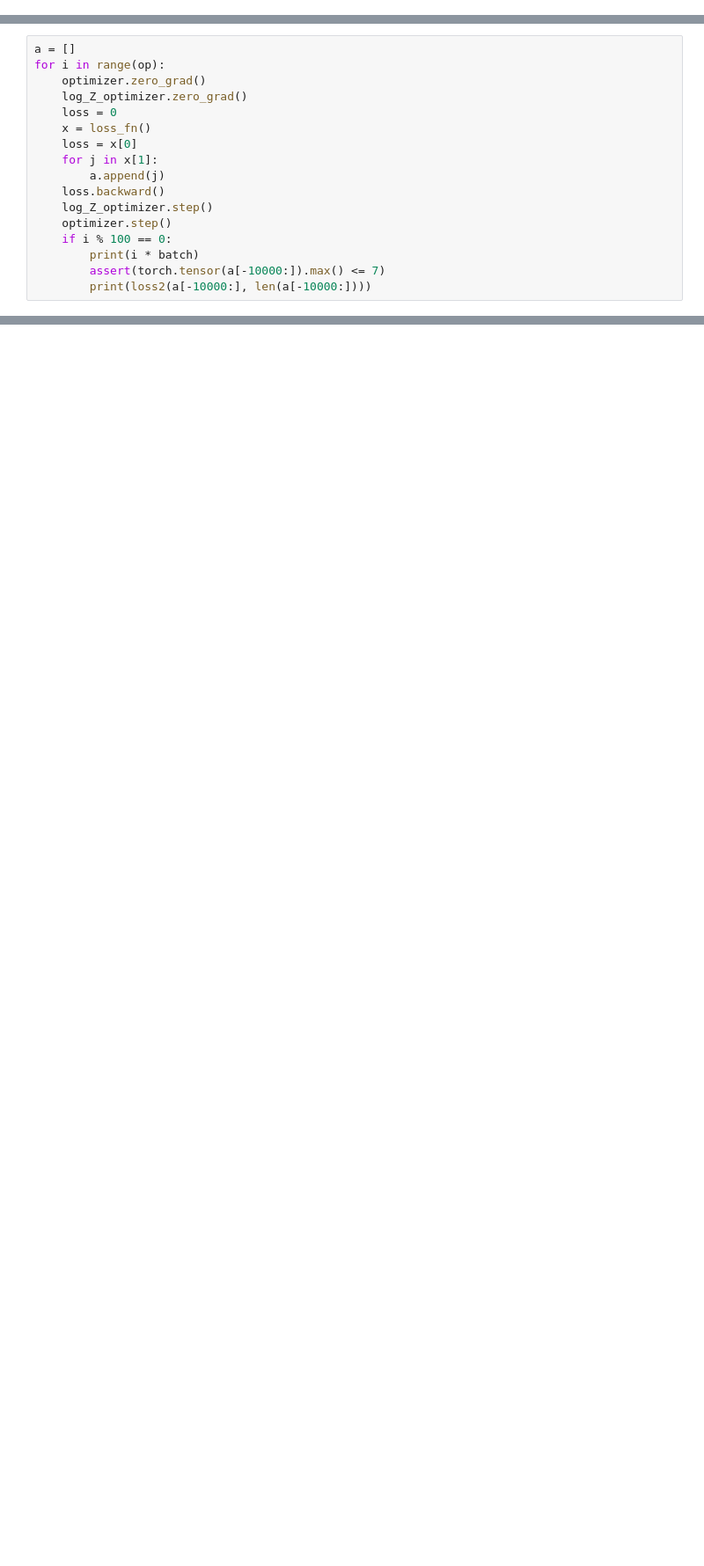
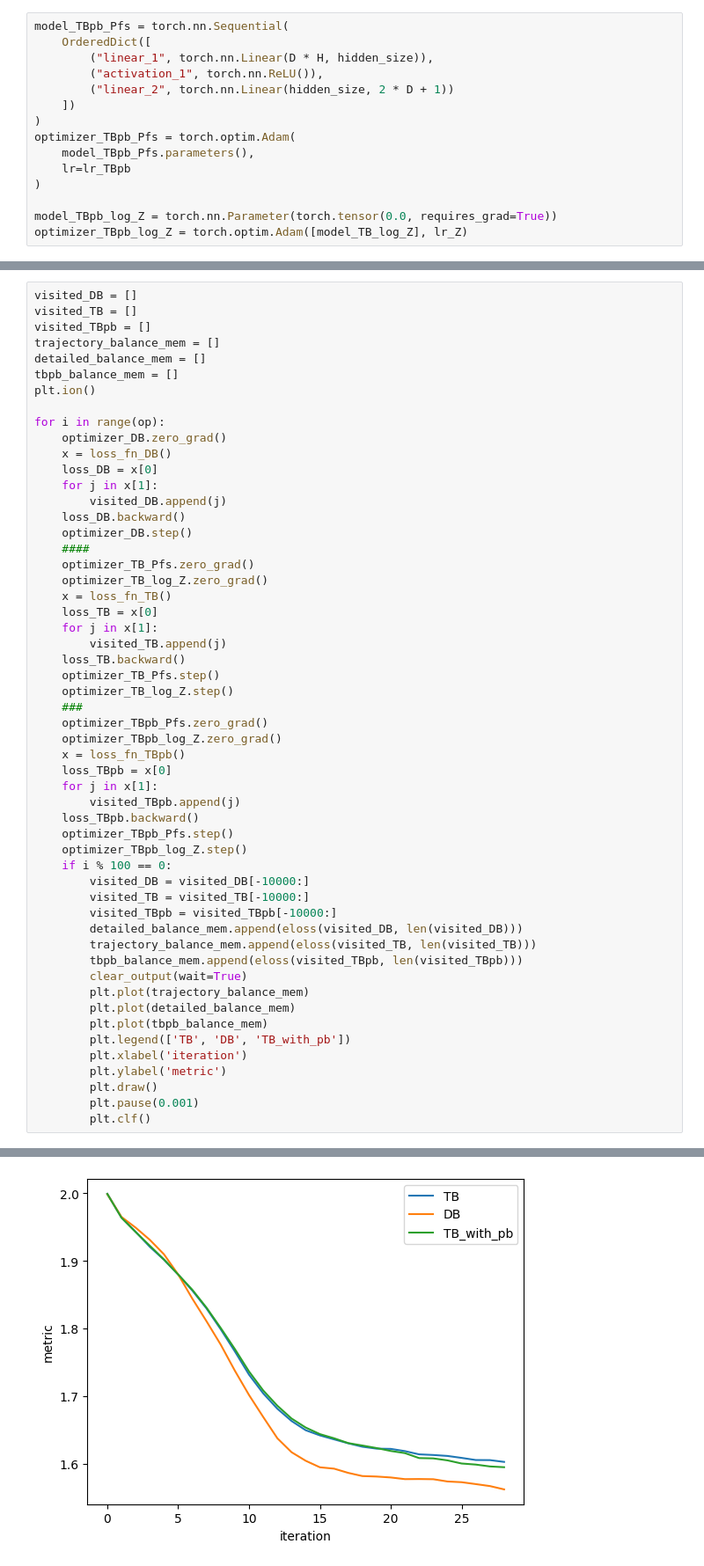
Before and after one commit to GreatDrake/sirius-gflownet, a Jupyter notebook: Maximcode.ipynb, the cells around one changed output, grey strips where cells are left out. Shown at 88% size. Saved outputs shown, nothing was run; the diff lists cells and outputs as text; blank space fills up the shorter version.

```diff
--- a/Maximcode.ipynb
+++ b/Maximcode.ipynb
@@ -122,0 +161,15 @@ def loss2(a, samples=1000):
+# %%
+model_TBpb_Pfs = torch.nn.Sequential(
+    OrderedDict([
+        ("linear_1", torch.nn.Linear(D * H, hidden_size)),
+        ("activation_1", torch.nn.ReLU()),
+        ("linear_2", torch.nn.Linear(hidden_size, 2 * D + 1))
+    ])
+)
+optimizer_TBpb_Pfs = torch.optim.Adam(
+    model_TBpb_Pfs.parameters(),
+    lr=lr_TBpb
+)
+
+model_TBpb_log_Z = torch.nn.Parameter(torch.tensor(0.0, requires_grad=True))
+optimizer_TBpb_log_Z = torch.optim.Adam([model_TB_log_Z], lr_Z)
@@ -123,18 +223,55 @@ def loss2(a, samples=1000):
 # %%
-a = []
+visited_DB = []
+visited_TB = []
+visited_TBpb = []
+trajectory_balance_mem = []
+detailed_balance_mem = []
+tbpb_balance_mem = []
+plt.ion()
+
 for i in range(op):
-    optimizer.zero_grad()
-    log_Z_optimizer.zero_grad()
-    loss = 0
-    x = loss_fn()
-    loss = x[0]
+    optimizer_DB.zero_grad()
+    x = loss_fn_DB()
+    loss_DB = x[0]
     for j in x[1]:
-        a.append(j)
-    loss.backward()
-    log_Z_optimizer.step()
-    optimizer.step()
+        visited_DB.append(j)
+    loss_DB.backward()
+    optimizer_DB.step()
+    ####
+    optimizer_TB_Pfs.zero_grad()
+    optimizer_TB_log_Z.zero_grad()
+    x = loss_fn_TB()
+    loss_TB = x[0]
+    for j in x[1]:
+        visited_TB.append(j)
+    loss_TB.backward()
+    optimizer_TB_Pfs.step()
+    optimizer_TB_log_Z.step()
+    ###
+    optimizer_TBpb_Pfs.zero_grad()
+    optimizer_TBpb_log_Z.zero_grad()
+    x = loss_fn_TBpb()
+    loss_TBpb = x[0]
+    for j in x[1]:
+        visited_TBpb.append(j)
+    loss_TBpb.backward()
+    optimizer_TBpb_Pfs.step()
+    optimizer_TBpb_log_Z.step()
     if i % 100 == 0:
-        print(i * batch)
-        assert(torch.tensor(a[-10000:]).max() <= 7)
-        print(loss2(a[-10000:], len(a[-10000:])))
+        visited_DB = visited_DB[-10000:]
+        visited_TB = visited_TB[-10000:]
+        visited_TBpb = visited_TBpb[-10000:]
+        detailed_balance_mem.append(eloss(visited_DB, len(visited_DB)))
+        trajectory_balance_mem.append(eloss(visited_TB, len(visited_TB)))
+        tbpb_balance_mem.append(eloss(visited_TBpb, len(visited_TBpb)))
+        clear_output(wait=True)
+        plt.plot(trajectory_balance_mem)
+        plt.plot(detailed_balance_mem)
+        plt.plot(tbpb_balance_mem)
+        plt.legend(['TB', 'DB', 'TB_with_pb'])
+        plt.xlabel('iteration')
+        plt.ylabel('metric')
+        plt.draw()
+        plt.pause(0.001)
+        plt.clf()
 # %% [output]
@@ -158,0 +278 @@ KeyboardInterrupt:
+[figure, added]
```
Also changed, not shown: parts of 13 cells of this notebook.
